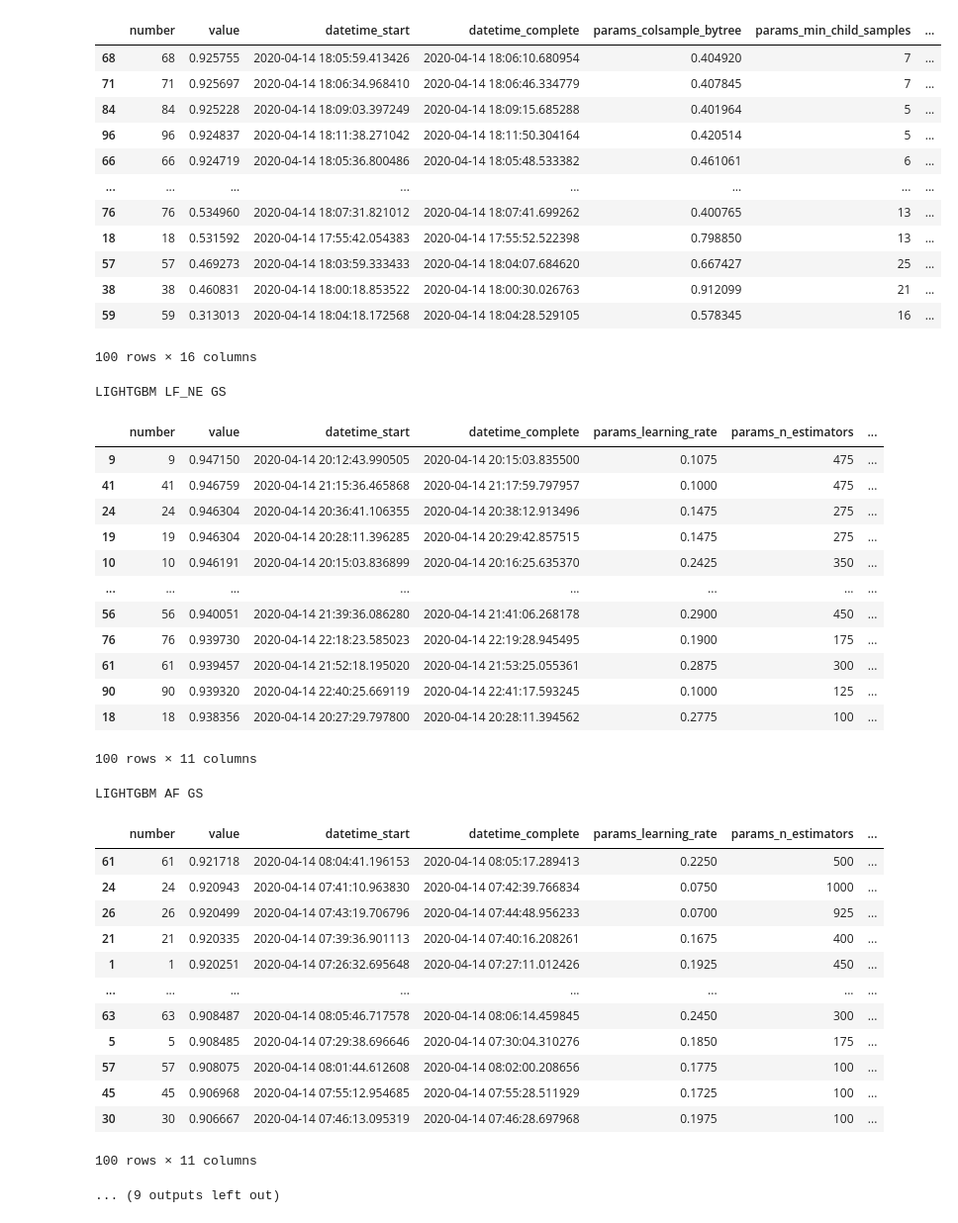
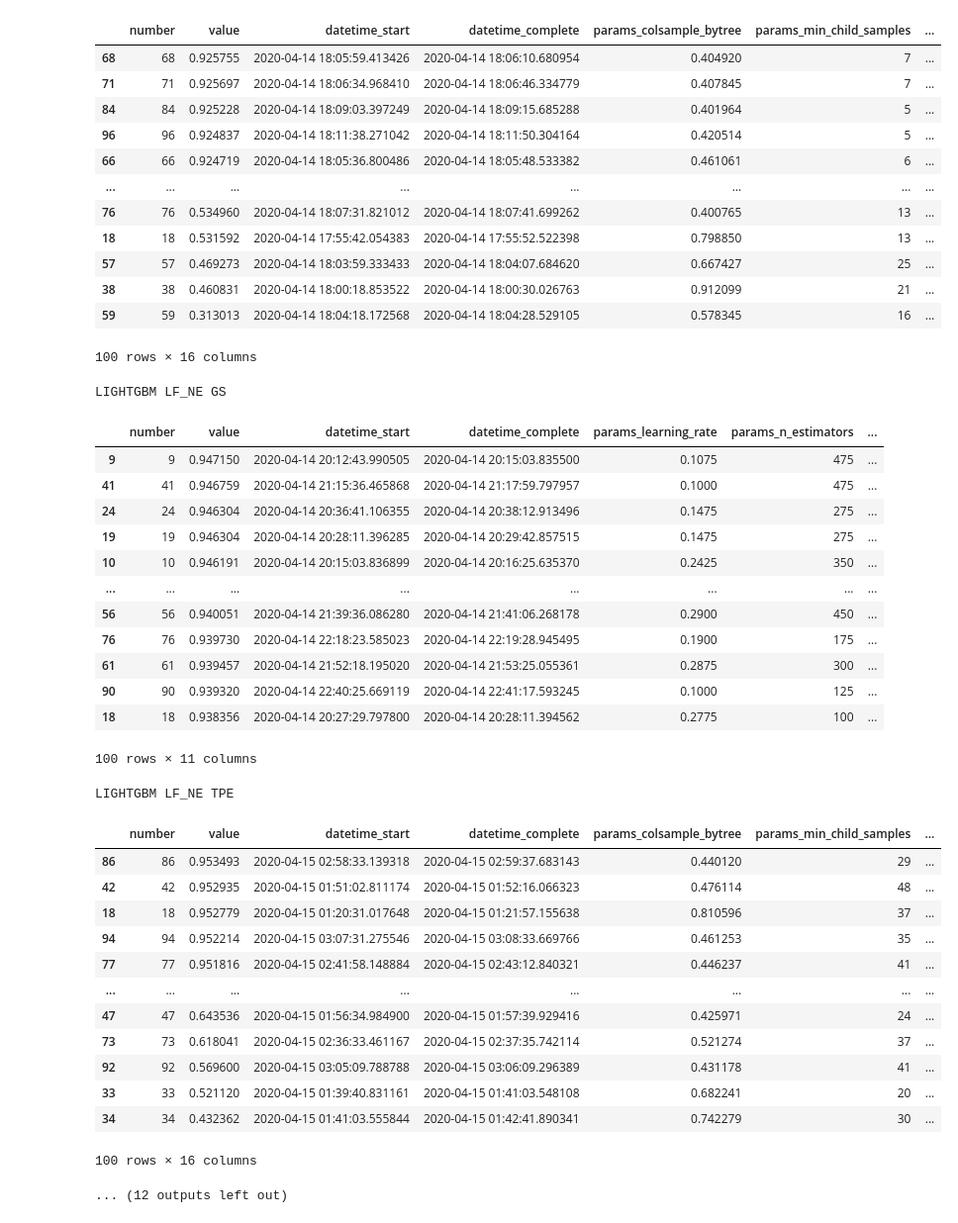
Before and after one commit to achmand/aml-crypto-graph, a Jupyter notebook: src/experiment_tuning_results_1.ipynb, the cells around one changed output. Shown at 99% size. Cells and saved outputs as stored; diff of their text form; code cells hidden in the pictures.

```diff
--- a/src/experiment_tuning_results_1.ipynb
+++ b/src/experiment_tuning_results_1.ipynb
@@ -81,6 +99,11 @@ print("LIGHTGBM LF_NE GS")
 study_gslight_LF_NE = util.read_pickle(experiment_1 + "gs_lightgbm_LF_NE.pkl")
 study_gslight_LF_NE_df = study_gslight_LF_NE.trials_dataframe()
 display(study_gslight_LF_NE_df[study_gslight_LF_NE_df["state"] == "COMPLETE"].sort_values("value", ascending=False))
+
+print("LIGHTGBM LF_NE TPE")
+study_tpelight_LF_NE = util.read_pickle(experiment_1 + "tpe_lightgbm_LF_NE.pkl")
+study_tpelight_LF_NE_df = study_tpelight_LF_NE.trials_dataframe()
+display(study_tpelight_LF_NE_df[study_tpelight_LF_NE_df["state"] == "COMPLETE"].sort_values("value", ascending=False))
 
 # LIGHTGBM AF
 print("LIGHTGBM AF GS")
@@ -119,45 +142,45 @@ LIGHTGBM LF GS
 | 10 | 10 | 0.870035 | 2020-04-14 16:50:00.841973 | 2020-04-14 16:50:33.118033 | 0.2075 | 175 | ... |
 100 rows × 11 columns
 LIGHTGBM LF TPE
 |  | number | value | datetime_start | datetime_complete | params_colsample_bytree | params_min_child_samples | ... |
 | 68 | 68 | 0.925755 | 2020-04-14 18:05:59.413426 | 2020-04-14 18:06:10.680954 | 0.404920 | 7 | ... |
 | 71 | 71 | 0.925697 | 2020-04-14 18:06:34.968410 | 2020-04-14 18:06:46.334779 | 0.407845 | 7 | ... |
 | 84 | 84 | 0.925228 | 2020-04-14 18:09:03.397249 | 2020-04-14 18:09:15.685288 | 0.401964 | 5 | ... |
 | 96 | 96 | 0.924837 | 2020-04-14 18:11:38.271042 | 2020-04-14 18:11:50.304164 | 0.420514 | 5 | ... |
 | 66 | 66 | 0.924719 | 2020-04-14 18:05:36.800486 | 2020-04-14 18:05:48.533382 | 0.461061 | 6 | ... |
 | ... | ... | ... | ... | ... | ... | ... | ... |
 | 76 | 76 | 0.534960 | 2020-04-14 18:07:31.821012 | 2020-04-14 18:07:41.699262 | 0.400765 | 13 | ... |
 | 18 | 18 | 0.531592 | 2020-04-14 17:55:42.054383 | 2020-04-14 17:55:52.522398 | 0.798850 | 13 | ... |
 | 57 | 57 | 0.469273 | 2020-04-14 18:03:59.333433 | 2020-04-14 18:04:07.684620 | 0.667427 | 25 | ... |
 | 38 | 38 | 0.460831 | 2020-04-14 18:00:18.853522 | 2020-04-14 18:00:30.026763 | 0.912099 | 21 | ... |
 | 59 | 59 | 0.313013 | 2020-04-14 18:04:18.172568 | 2020-04-14 18:04:28.529105 | 0.578345 | 16 | ... |
 100 rows × 16 columns
 LIGHTGBM LF_NE GS
 |  | number | value | datetime_start | datetime_complete | params_learning_rate | params_n_estimators | ... |
 | 9 | 9 | 0.947150 | 2020-04-14 20:12:43.990505 | 2020-04-14 20:15:03.835500 | 0.1075 | 475 | ... |
 | 41 | 41 | 0.946759 | 2020-04-14 21:15:36.465868 | 2020-04-14 21:17:59.797957 | 0.1000 | 475 | ... |
 | 24 | 24 | 0.946304 | 2020-04-14 20:36:41.106355 | 2020-04-14 20:38:12.913496 | 0.1475 | 275 | ... |
 | 19 | 19 | 0.946304 | 2020-04-14 20:28:11.396285 | 2020-04-14 20:29:42.857515 | 0.1475 | 275 | ... |
 | 10 | 10 | 0.946191 | 2020-04-14 20:15:03.836899 | 2020-04-14 20:16:25.635370 | 0.2425 | 350 | ... |
 | ... | ... | ... | ... | ... | ... | ... | ... |
 | 56 | 56 | 0.940051 | 2020-04-14 21:39:36.086280 | 2020-04-14 21:41:06.268178 | 0.2900 | 450 | ... |
 | 76 | 76 | 0.939730 | 2020-04-14 22:18:23.585023 | 2020-04-14 22:19:28.945495 | 0.1900 | 175 | ... |
 | 61 | 61 | 0.939457 | 2020-04-14 21:52:18.195020 | 2020-04-14 21:53:25.055361 | 0.2875 | 300 | ... |
 | 90 | 90 | 0.939320 | 2020-04-14 22:40:25.669119 | 2020-04-14 22:41:17.593245 | 0.1000 | 125 | ... |
 | 18 | 18 | 0.938356 | 2020-04-14 20:27:29.797800 | 2020-04-14 20:28:11.394562 | 0.2775 | 100 | ... |
 100 rows × 11 columns
-LIGHTGBM AF GS
+LIGHTGBM LF_NE TPE
-|  | number | value | datetime_start | datetime_complete | params_learning_rate | params_n_estimators | ... |
-| 61 | 61 | 0.921718 | 2020-04-14 08:04:41.196153 | 2020-04-14 08:05:17.289413 | 0.2250 | 500 | ... |
-| 24 | 24 | 0.920943 | 2020-04-14 07:41:10.963830 | 2020-04-14 07:42:39.766834 | 0.0750 | 1000 | ... |
-| 26 | 26 | 0.920499 | 2020-04-14 07:43:19.706796 | 2020-04-14 07:44:48.956233 | 0.0700 | 925 | ... |
-| 21 | 21 | 0.920335 | 2020-04-14 07:39:36.901113 | 2020-04-14 07:40:16.208261 | 0.1675 | 400 | ... |
-| 1 | 1 | 0.920251 | 2020-04-14 07:26:32.695648 | 2020-04-14 07:27:11.012426 | 0.1925 | 450 | ... |
+|  | number | value | datetime_start | datetime_complete | params_colsample_bytree | params_min_child_samples | ... |
+| 86 | 86 | 0.953493 | 2020-04-15 02:58:33.139318 | 2020-04-15 02:59:37.683143 | 0.440120 | 29 | ... |
+| 42 | 42 | 0.952935 | 2020-04-15 01:51:02.811174 | 2020-04-15 01:52:16.066323 | 0.476114 | 48 | ... |
+| 18 | 18 | 0.952779 | 2020-04-15 01:20:31.017648 | 2020-04-15 01:21:57.155638 | 0.810596 | 37 | ... |
+| 94 | 94 | 0.952214 | 2020-04-15 03:07:31.275546 | 2020-04-15 03:08:33.669766 | 0.461253 | 35 | ... |
+| 77 | 77 | 0.951816 | 2020-04-15 02:41:58.148884 | 2020-04-15 02:43:12.840321 | 0.446237 | 41 | ... |
 | ... | ... | ... | ... | ... | ... | ... | ... |
-| 63 | 63 | 0.908487 | 2020-04-14 08:05:46.717578 | 2020-04-14 08:06:14.459845 | 0.2450 | 300 | ... |
-| 5 | 5 | 0.908485 | 2020-04-14 07:29:38.696646 | 2020-04-14 07:30:04.310276 | 0.1850 | 175 | ... |
-| 57 | 57 | 0.908075 | 2020-04-14 08:01:44.612608 | 2020-04-14 08:02:00.208656 | 0.1775 | 100 | ... |
-| 45 | 45 | 0.906968 | 2020-04-14 07:55:12.954685 | 2020-04-14 07:55:28.511929 | 0.1725 | 100 | ... |
-| 30 | 30 | 0.906667 | 2020-04-14 07:46:13.095319 | 2020-04-14 07:46:28.697968 | 0.1975 | 100 | ... |
+| 47 | 47 | 0.643536 | 2020-04-15 01:56:34.984900 | 2020-04-15 01:57:39.929416 | 0.425971 | 24 | ... |
+| 73 | 73 | 0.618041 | 2020-04-15 02:36:33.461167 | 2020-04-15 02:37:35.742114 | 0.521274 | 37 | ... |
+| 92 | 92 | 0.569600 | 2020-04-15 03:05:09.788788 | 2020-04-15 03:06:09.296389 | 0.431178 | 41 | ... |
+| 33 | 33 | 0.521120 | 2020-04-15 01:39:40.831161 | 2020-04-15 01:41:03.548108 | 0.682241 | 20 | ... |
+| 34 | 34 | 0.432362 | 2020-04-15 01:41:03.555844 | 2020-04-15 01:42:41.890341 | 0.742279 | 30 | ... |
-100 rows × 11 columns
+100 rows × 16 columns
-... (9 outputs left out)
+... (12 outputs left out)
```
Also changed, not shown: parts of 1 cell of this notebook, 16 other files.
